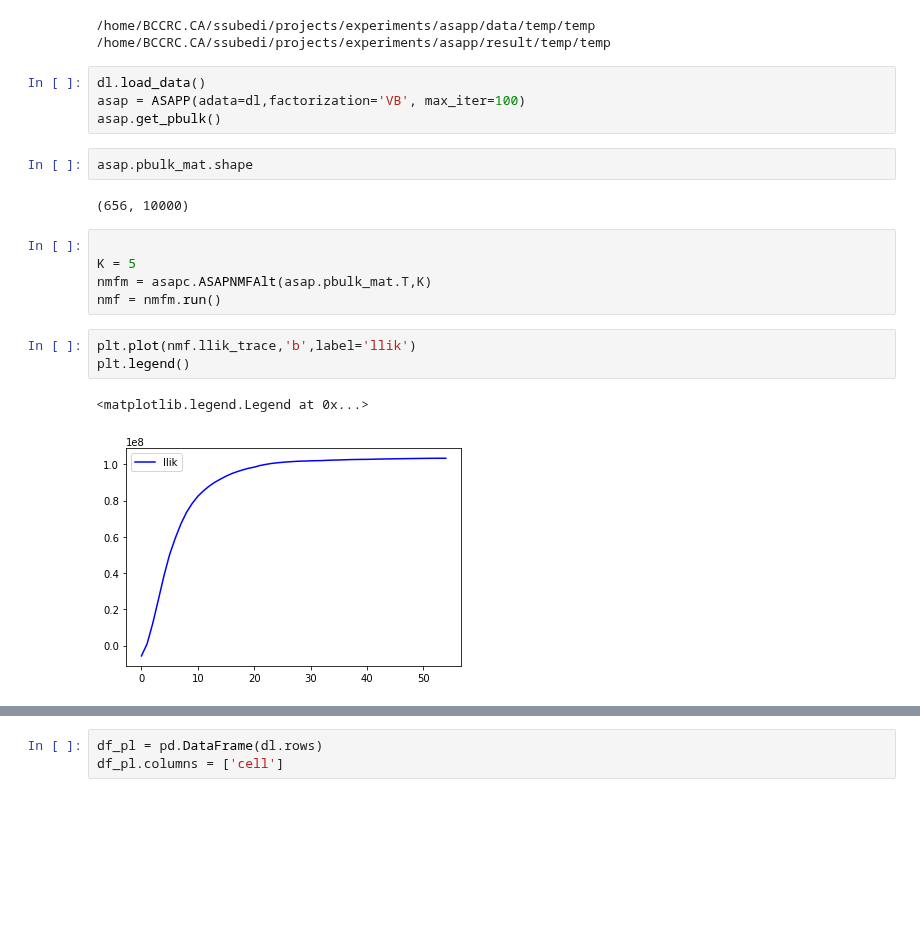
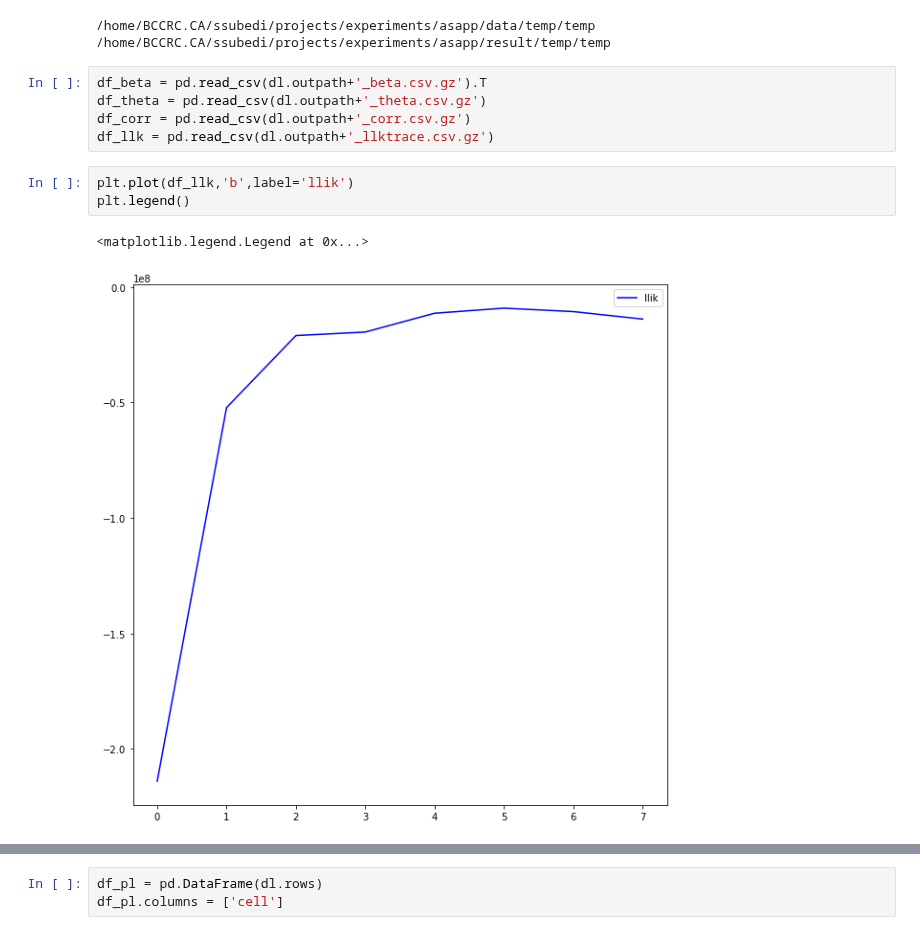
Before and after one commit to causalpathlab/asapp, a Jupyter notebook: examples/1_temp_data_asapc.ipynb, the cells around one changed output, grey strips where cells are left out. Cells and saved outputs as stored; diff of their text form; blank space fills up the shorter version.

```diff
--- a/examples/1_temp_data_asapc.ipynb
+++ b/examples/1_temp_data_asapc.ipynb
@@ -40,23 +40,15 @@ print(dl.outpath)
 # %% [output]
 /home/BCCRC.CA/ssubedi/projects/experiments/asapp/data/temp/temp
 /home/BCCRC.CA/ssubedi/projects/experiments/asapp/result/temp/temp
-# %%
-dl.load_data()
-asap = ASAPP(adata=dl,factorization='VB', max_iter=100)
-asap.get_pbulk()
-# %%
-asap.pbulk_mat.shape
-# %% [output]
-(656, 10000)
-# %%
-
-K = 5
-nmfm = asapc.ASAPNMFAlt(asap.pbulk_mat.T,K)
-nmf = nmfm.run()
+# %%
+df_beta = pd.read_csv(dl.outpath+'_beta.csv.gz').T
+df_theta = pd.read_csv(dl.outpath+'_theta.csv.gz')
+df_corr = pd.read_csv(dl.outpath+'_corr.csv.gz')
+df_llk = pd.read_csv(dl.outpath+'_llktrace.csv.gz')
 # %%
-plt.plot(nmf.llik_trace,'b',label='llik')
+plt.plot(df_llk,'b',label='llik')
 plt.legend()
 # %% [output]
 <matplotlib.legend.Legend at 0x...>
-[figure, old version]
+[figure, new version]
 # %%
```
Also changed, not shown: parts of 5 cells of this notebook, 10 other files.
